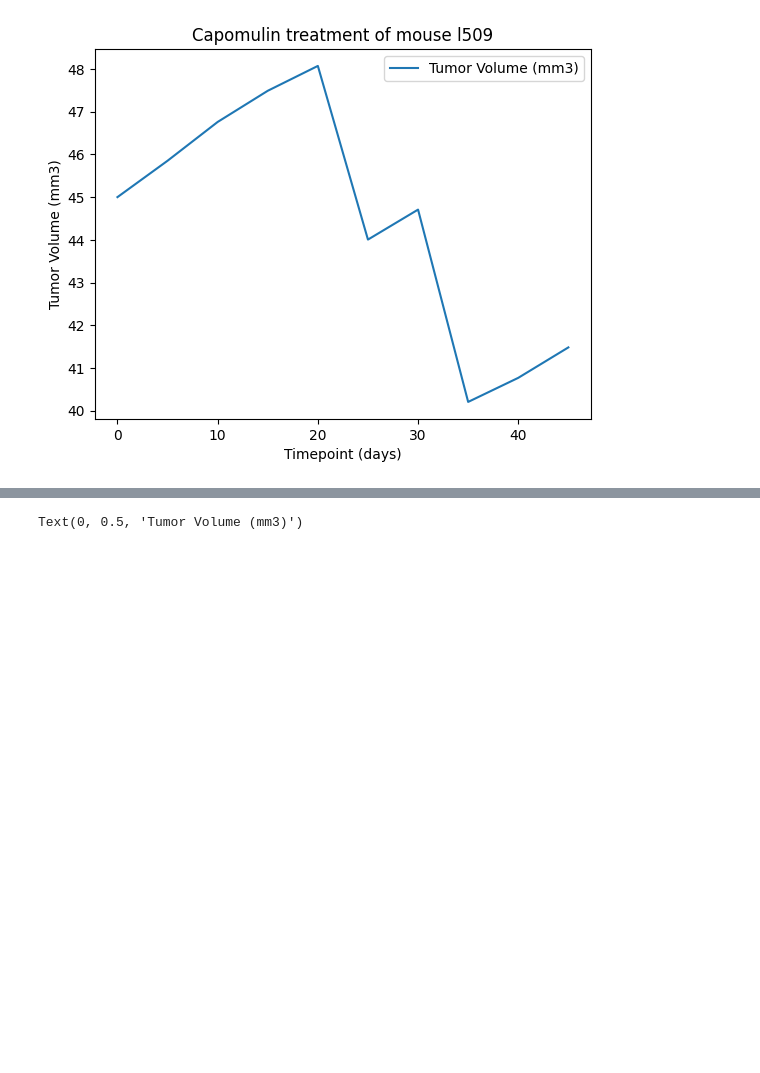
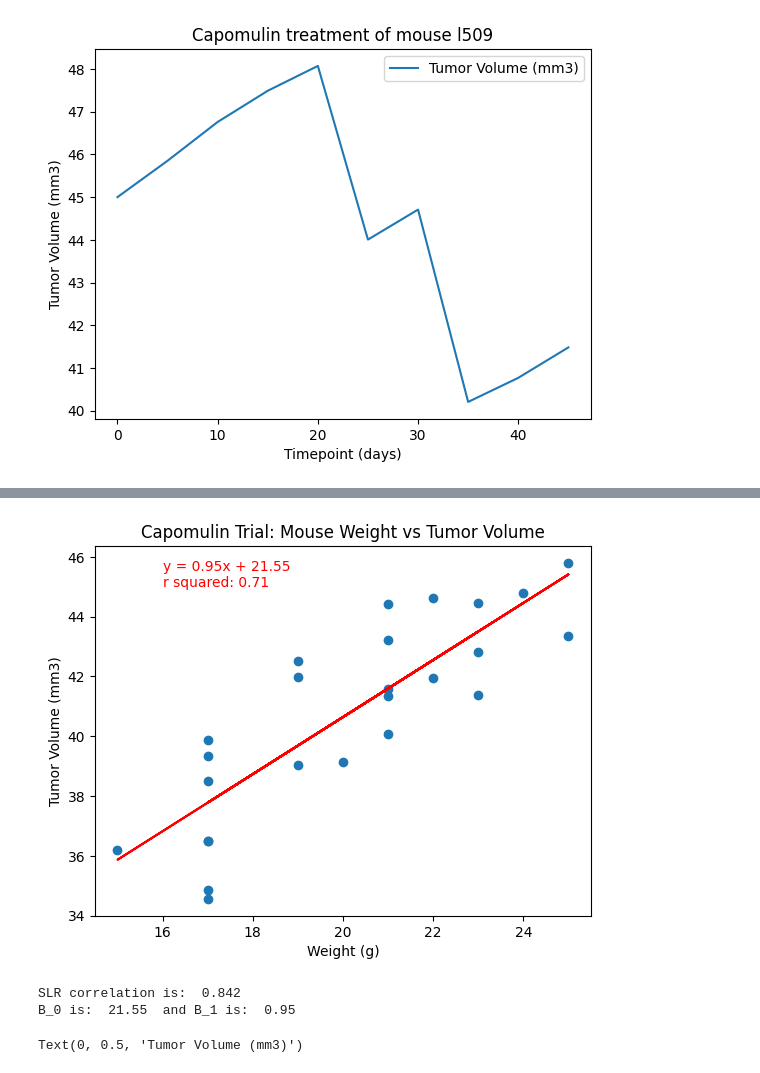
Before and after one commit to thorblock/Module_5_Matplot_Challenge, a Jupyter notebook: Pymaceuticals/Pymaceuticals_Jupyter.ipynb, the cells around one changed output, grey strips where cells are left out. Saved outputs shown, nothing was run; the diff lists cells and outputs as text; code cells hidden in the pictures; blank space fills up the shorter version.

```diff
--- a/Pymaceuticals/Pymaceuticals_Jupyter.ipynb
+++ b/Pymaceuticals/Pymaceuticals_Jupyter.ipynb
@@ -261,3 +261,29 @@ Text(0, 0.5, 'Average Tumor Volume (mm3)')
+# %%
+# linear regression Tumor Volume ~ Weight(x) + intercept
+slr = stats.pearsonr(capomulin_means_df["Weight (g)"],capomulin_means_df["Tumor Volume (mm3)"])
+(slope, intercept, rvalue, pvalue, stderr) = stats.linregress(capomulin_means_df["Weight (g)"],capomulin_means_df["Tumor Volume (mm3)"])
+slr_values = capomulin_means_df["Weight (g)"] * slope + intercept
+
+plt.scatter(capomulin_means_df["Weight (g)"],capomulin_means_df["Tumor Volume (mm3)"])
+
+plt.title("Capomulin Trial: Mouse Weight vs Tumor Volume")
+plt.xlabel("Weight (g)")
+plt.ylabel("Tumor Volume (mm3)")
+plt.plot(capomulin_means_df["Weight (g)"], slr_values, "-r")
+
+string = (f"y = {round(slope,2)}x + {round(intercept,2)}\n"
+          f"r squared: {round(rvalue**2,2)} ")
+plt.text(16, 45, string, color='red')
+
+plt.show()
+# %% [output]
+[figure, added]
+# %%
+print(f"SLR correlation is: ", round(slr[0],3))
+print(f"B_0 is: ", round(intercept,2), " and B_1 is: ", round(slope,2))
+# %% [output]
+SLR correlation is:  0.842
+B_0 is:  21.55  and B_1 is:  0.95
 # %%
 # take 2, using pd.merge handles
 capo_c = clean_mouse_study_df.loc[clean_mouse_study_df["Drug Regimen"] == "Capomulin"].groupby("Mouse ID")["Weight (g)"].mean()
```
Also changed, not shown: parts of 8 cells of this notebook.
